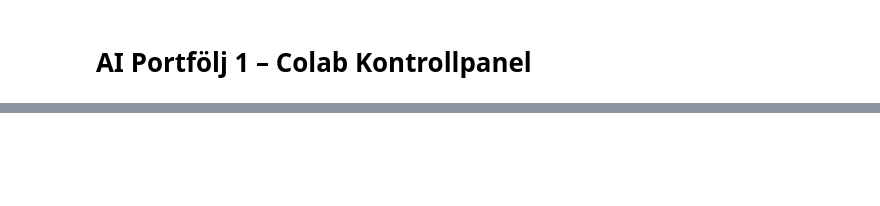
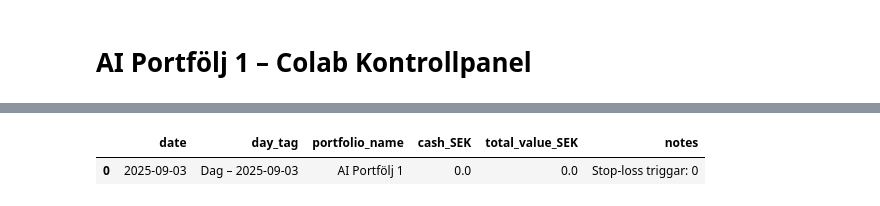
Before and after one commit to BOLDT94/ChatGPT-Micro-Cap-Experiment, a Jupyter notebook: notebooks/AI_Portfolj1.ipynb, the cells around one changed output, grey strips where cells are left out. Saved outputs shown, nothing was run; the diff lists cells and outputs as text; code cells hidden in the pictures; blank space fills up the shorter version.

```diff
--- a/notebooks/AI_Portfolj1.ipynb
+++ b/notebooks/AI_Portfolj1.ipynb
@@ -76,0 +264,54 @@ eod.tail()
+# %%
+from datetime import date
+import pandas as pd, numpy as np, os
+
+def ensure_eod_schema(df: pd.DataFrame) -> pd.DataFrame:
+    cols = ["date","day_tag","portfolio_name","cash_SEK","total_value_SEK","notes"]
+    if df is None or df.empty: return pd.DataFrame(columns=cols)
+    for c in cols:
+        if c not in df.columns: df[c] = np.nan
+    return df[cols]
+
+def ensure_eod_file(path: str):
+    if not os.path.exists(path):
+        ensure_eod_schema(pd.DataFrame()).to_csv(path, index=False)
+
+def upsert_eod(path: str, portfolio_name: str, total_value: float, notes: str = ""):
+    ensure_eod_file(path)
+    df = pd.read_csv(path) if os.path.exists(path) else pd.DataFrame()
+    df = ensure_eod_schema(df)
+
+    cash_detected = 0.0
+    if "Ticker" in holdings.columns:
+        m = holdings["Ticker"].astype(str).str.upper().eq("CASH")
+        if m.any():
+            cash_detected = float(holdings.loc[m, "Marknadsvärde"].sum())
+
+    today = date.today().isoformat()
+    row = {
+        "date": today,
+        "day_tag": f"Dag – {today}",
+        "portfolio_name": portfolio_name,
+        "cash_SEK": float(cash_detected),
+        "total_value_SEK": float(total_value),
+        "notes": notes,
+    }
+
+    mask = (df["date"] == today)
+    if mask.any():
+        idx = df.index[mask][0]
+        for k, v in row.items():
+            df.at[idx, k] = v
+    else:
+        df = pd.concat([df, pd.DataFrame([row])], ignore_index=True)
+
+    df.to_csv(path, index=False)
+    return df
+
+total_value_sek = float(holdings["Marknadsvärde"].sum()) if not holdings.empty else 0.0
+n_stop = int(holdings.get("StopLossTriggad", pd.Series(dtype=bool)).sum()) if not holdings.empty else 0
+
+eod = upsert_eod(EOD_FILE, PORTFOLIO_NAME, total_value_sek, notes=f"Stop-loss triggar: {n_stop}")
+print(f"EOD uppdaterad. Total: {total_value_sek:,.2f} SEK  |  Stop-loss: {n_stop}")
+display(eod.tail())
+# %% [output]
@@ -77 +319,3 @@ eod.tail()
+|  | date | day_tag | portfolio_name | cash_SEK | total_value_SEK | notes |
+| 0 | 2025-09-03 | Dag – 2025-09-03 | AI Portfölj 1 | 0.0 | 0.0 | Stop-loss triggar: 0 |
 # %%
```
Also changed, not shown: parts of 7 cells of this notebook.
